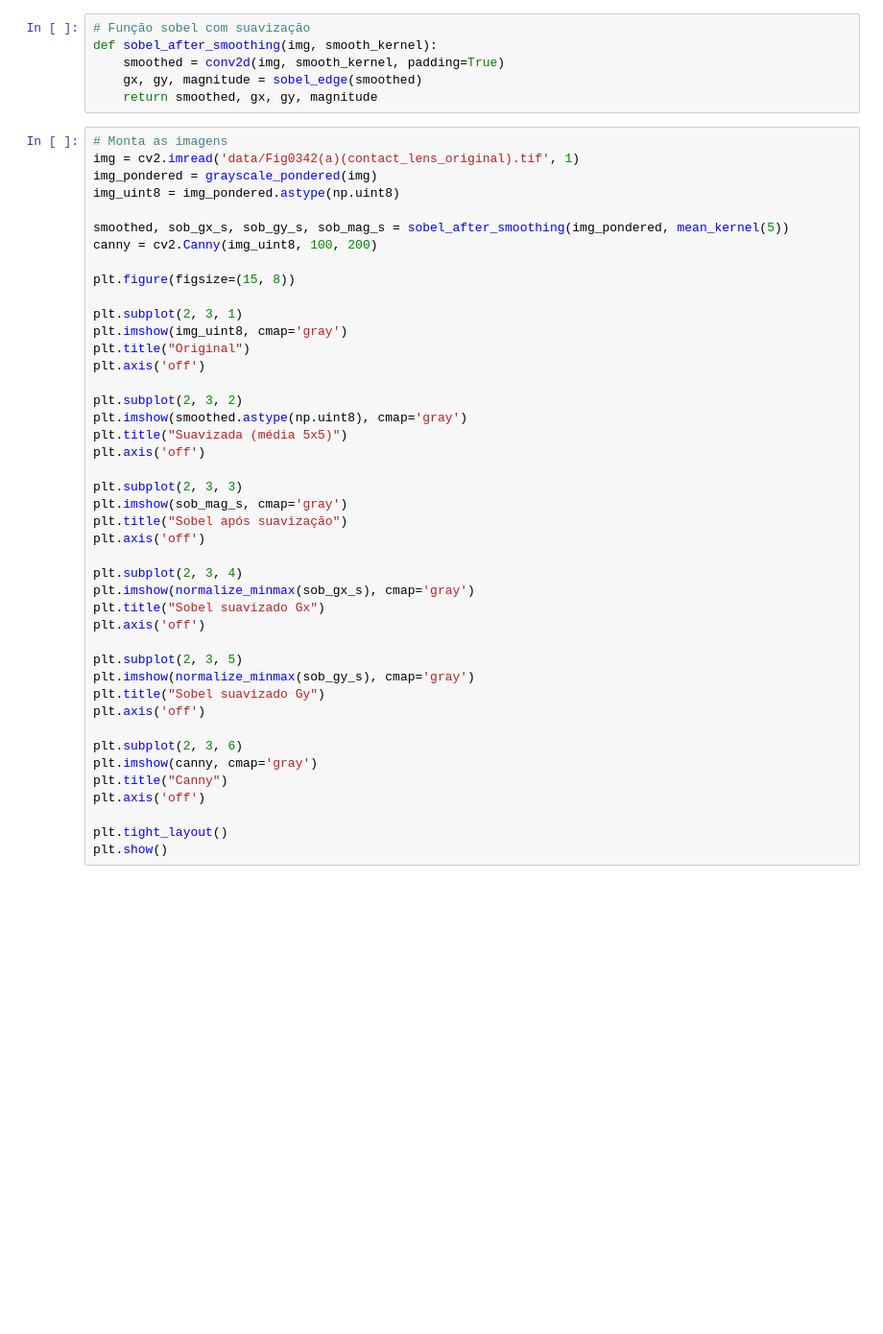
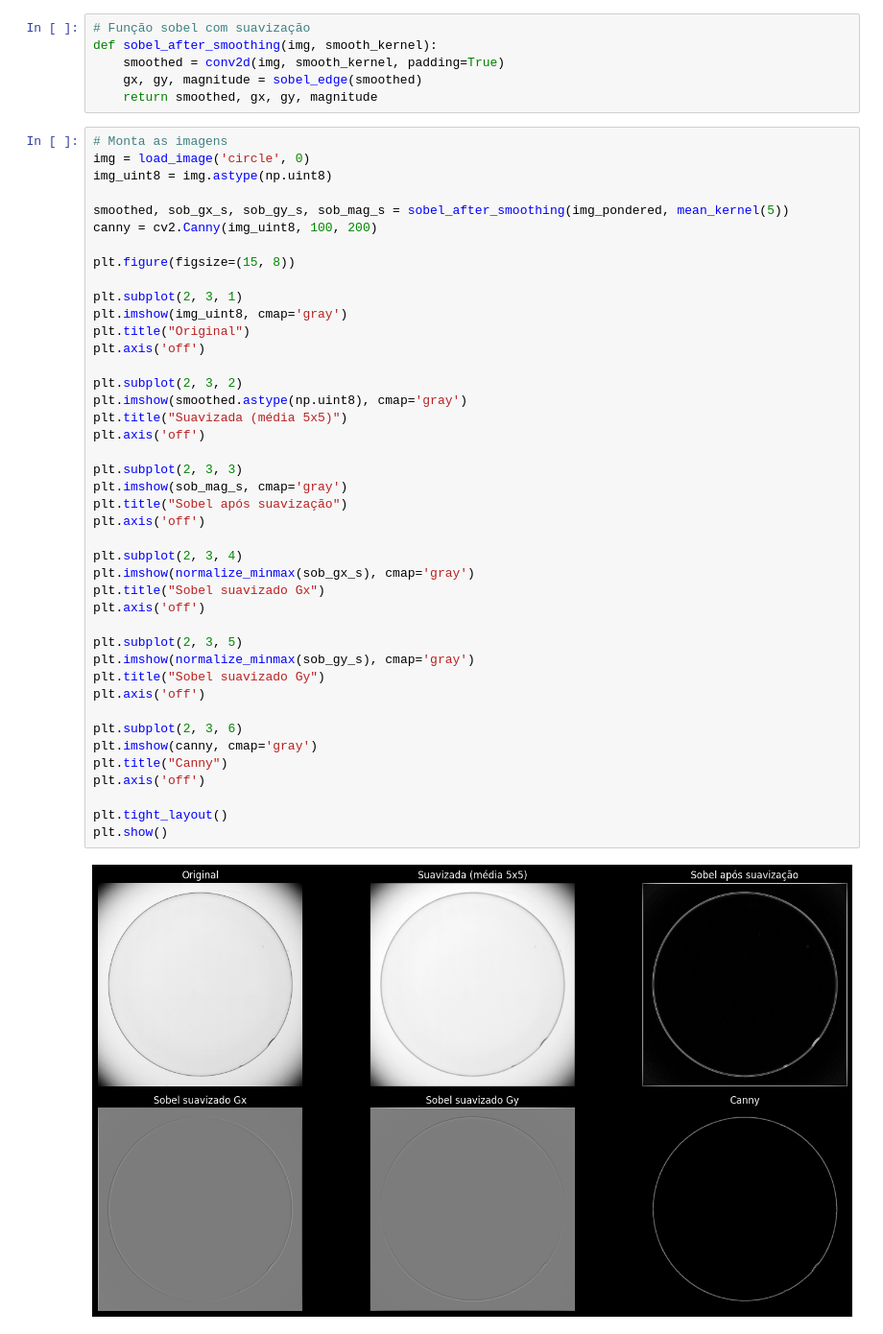
Before and after one commit to jvctrsilva/PDI_T1_Filtragem_Espacial, a Jupyter notebook: Filtragem_Espacial.ipynb, the cells around one changed output. Shown at 96% size. Cells and saved outputs as stored; diff of their text form; blank space fills up the shorter version.

Commit message:
refactor: alterando a maneira que a imagem é carregada no bloco do Sobel + suavização

```diff
--- a/Filtragem_Espacial.ipynb
+++ b/Filtragem_Espacial.ipynb
@@ -783,9 +783,8 @@ def sobel_after_smoothing(img, smooth_kernel):
     return smoothed, gx, gy, magnitude
 # %%
 # Monta as imagens
-img = cv2.imread('data/Fig0342(a)(contact_lens_original).tif', 1)
-img_pondered = grayscale_pondered(img)
-img_uint8 = img_pondered.astype(np.uint8)
+img = load_image('circle', 0)
+img_uint8 = img.astype(np.uint8)
 
 smoothed, sob_gx_s, sob_gy_s, sob_mag_s = sobel_after_smoothing(img_pondered, mean_kernel(5))
 canny = cv2.Canny(img_uint8, 100, 200)
@@ -797,33 +796,35 @@ plt.imshow(img_uint8, cmap='gray')
 plt.title("Original")
 plt.axis('off')
 
 plt.subplot(2, 3, 2)
 plt.imshow(smoothed.astype(np.uint8), cmap='gray')
 plt.title("Suavizada (média 5x5)")
 plt.axis('off')
 
 plt.subplot(2, 3, 3)
 plt.imshow(sob_mag_s, cmap='gray')
 plt.title("Sobel após suavização")
 plt.axis('off')
 
 plt.subplot(2, 3, 4)
 plt.imshow(normalize_minmax(sob_gx_s), cmap='gray')
 plt.title("Sobel suavizado Gx")
 plt.axis('off')
 
 plt.subplot(2, 3, 5)
 plt.imshow(normalize_minmax(sob_gy_s), cmap='gray')
 plt.title("Sobel suavizado Gy")
 plt.axis('off')
 
 plt.subplot(2, 3, 6)
 plt.imshow(canny, cmap='gray')
 plt.title("Canny")
 plt.axis('off')
 
 plt.tight_layout()
 plt.show()
+# %% [output]
+[figure, added]
 # %% [markdown]
 ## Observações sobre os filtros de sharpening e detectores de borda
 
```
Also changed, not shown: parts of 2 cells of this notebook.
